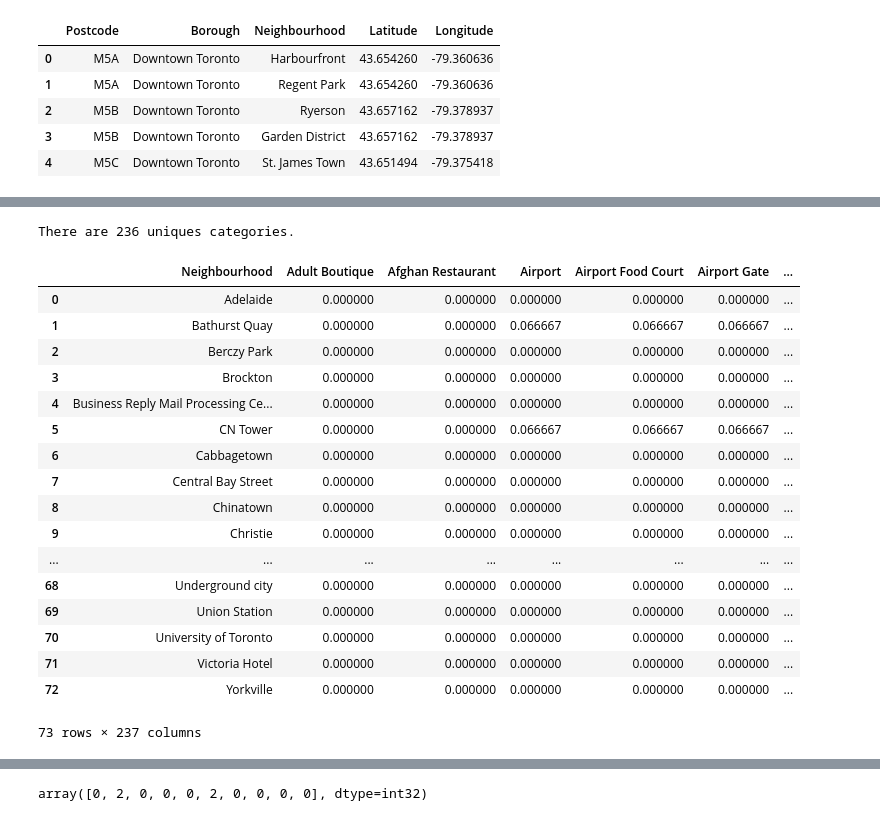
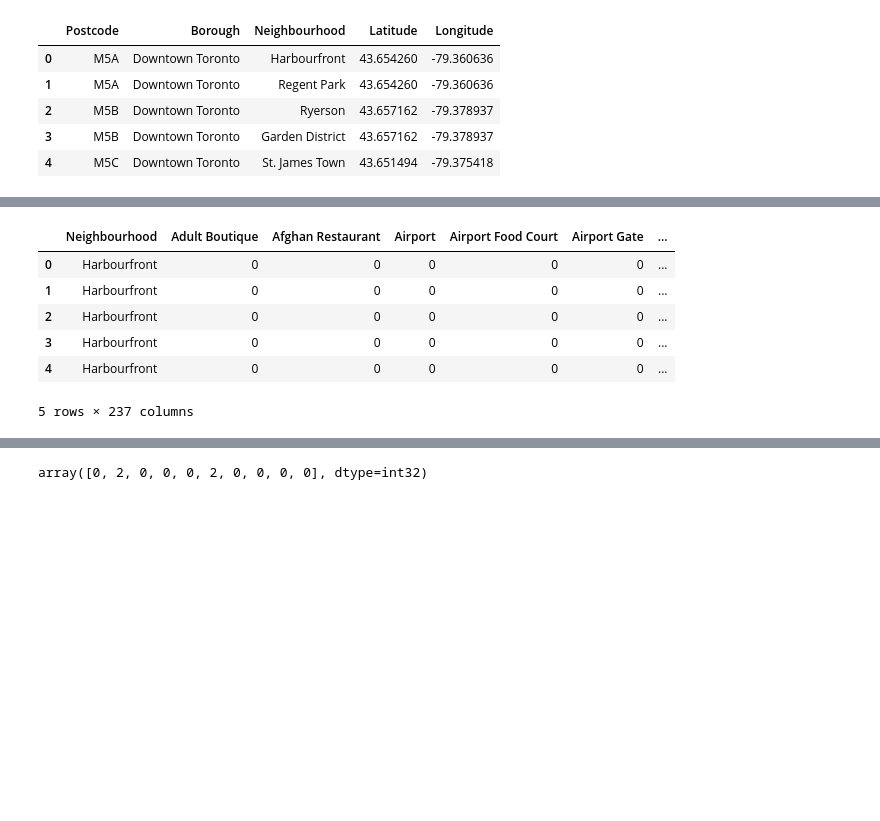
Before and after one commit to hybridindie/Coursera_Capstone, a Jupyter notebook: Mapping_Clusters.ipynb, the cells around one changed output, grey strips where cells are left out. Cells and saved outputs as stored; diff of their text form; code cells hidden in the pictures; blank space fills up the shorter version.

```diff
--- a/Mapping_Clusters.ipynb
+++ b/Mapping_Clusters.ipynb
@@ -109,12 +115,21 @@ Chose first Neighbourhood 'Harbourfront'
 # %%
+neighbourhood_latitude = toronto_data.loc[0, 'Latitude'] # neighborhood latitude value
+neighbourhood_longitude = toronto_data.loc[0, 'Longitude'] # neighborhood longitude value
+
+neighbourhood_name = toronto_data.loc[0, 'Neighbourhood'] # neighborhood name
+
+print('Latitude and longitude values of {} are {}, {}.'.format(neighbourhood_name,
+                                                               neighbourhood_latitude,
+                                                               neighbourhood_longitude))
+
 LIMIT = 100
 radius = 500
 url = 'https://api.foursquare.com/v2/venues/explore?&client_id={}&client_secret={}&v={}&ll={},{}&radius={}&limit={}'.format(
     CLIENT_ID,
     CLIENT_SECRET,
     VERSION,
-    neighborhood_latitude,
-    neighborhood_longitude,
+    neighbourhood_latitude,
+    neighbourhood_longitude,
     radius,
     LIMIT)
-results = requests.get(url).json()
+url
@@ -132,16 +138,0 @@ def get_category_type(row):
-# %%
-venues = results['response']['groups'][0]['items']
-
-nearby_venues = json_normalize(venues) # flatten JSON
-
-# filter columns
-filtered_columns = ['venue.name', 'venue.categories', 'venue.location.lat', 'venue.location.lng']
-nearby_venues =nearby_venues.loc[:, filtered_columns]
-
-# filter the category for each row
-nearby_venues['venue.categories'] = nearby_venues.apply(get_category_type, axis=1)
-
-# clean columns
-nearby_venues.columns = [col.split(".")[-1] for col in nearby_venues.columns]
-
-nearby_venues.head()
@@ -252,36 +228,20 @@ toronto_venues.groupby('Neighbourhood').count()
-# %%
-print('There are {} uniques categories.'.format(len(toronto_venues['Venue Category'].unique())))
-# %% [output]
-There are 236 uniques categories.
 # %%
 # one hot encoding
 toronto_onehot = pd.get_dummies(toronto_venues[['Venue Category']], prefix="", prefix_sep="")
 
 # add neighborhood column back to dataframe
 toronto_onehot['Neighbourhood'] = toronto_venues['Neighbourhood']
 
 # move neighborhood column to the first column
 fixed_columns = [toronto_onehot.columns[-1]] + list(toronto_onehot.columns[:-1])
 toronto_onehot = toronto_onehot[fixed_columns]
 
-toronto_grouped = toronto_onehot.groupby('Neighbourhood').mean().reset_index()
-toronto_grouped
+toronto_onehot.head()
 # %% [output]
 |  | Neighbourhood | Adult Boutique | Afghan Restaurant | Airport | Airport Food Court | Airport Gate | ... |
-| 0 | Adelaide | 0.000000 | 0.000000 | 0.000000 | 0.000000 | 0.000000 | ... |
-| 1 | Bathurst Quay | 0.000000 | 0.000000 | 0.066667 | 0.066667 | 0.066667 | ... |
-| 2 | Berczy Park | 0.000000 | 0.000000 | 0.000000 | 0.000000 | 0.000000 | ... |
-| 3 | Brockton | 0.000000 | 0.000000 | 0.000000 | 0.000000 | 0.000000 | ... |
-| 4 | Business Reply Mail Processing Ce... | 0.000000 | 0.000000 | 0.000000 | 0.000000 | 0.000000 | ... |
-| 5 | CN Tower | 0.000000 | 0.000000 | 0.066667 | 0.066667 | 0.066667 | ... |
-| 6 | Cabbagetown | 0.000000 | 0.000000 | 0.000000 | 0.000000 | 0.000000 | ... |
-| 7 | Central Bay Street | 0.000000 | 0.000000 | 0.000000 | 0.000000 | 0.000000 | ... |
-| 8 | Chinatown | 0.000000 | 0.000000 | 0.000000 | 0.000000 | 0.000000 | ... |
-| 9 | Christie | 0.000000 | 0.000000 | 0.000000 | 0.000000 | 0.000000 | ... |
-| ... | ... | ... | ... | ... | ... | ... | ... |
-| 68 | Underground city | 0.000000 | 0.000000 | 0.000000 | 0.000000 | 0.000000 | ... |
-| 69 | Union Station | 0.000000 | 0.000000 | 0.000000 | 0.000000 | 0.000000 | ... |
-| 70 | University of Toronto | 0.000000 | 0.000000 | 0.000000 | 0.000000 | 0.000000 | ... |
-| 71 | Victoria Hotel | 0.000000 | 0.000000 | 0.000000 | 0.000000 | 0.000000 | ... |
-| 72 | Yorkville | 0.000000 | 0.000000 | 0.000000 | 0.000000 | 0.000000 | ... |
+| 0 | Harbourfront | 0 | 0 | 0 | 0 | 0 | ... |
+| 1 | Harbourfront | 0 | 0 | 0 | 0 | 0 | ... |
+| 2 | Harbourfront | 0 | 0 | 0 | 0 | 0 | ... |
+| 3 | Harbourfront | 0 | 0 | 0 | 0 | 0 | ... |
+| 4 | Harbourfront | 0 | 0 | 0 | 0 | 0 | ... |
-73 rows × 237 columns
+5 rows × 237 columns
```
Also changed, not shown: parts of 28 cells of this notebook, 2 other files.
